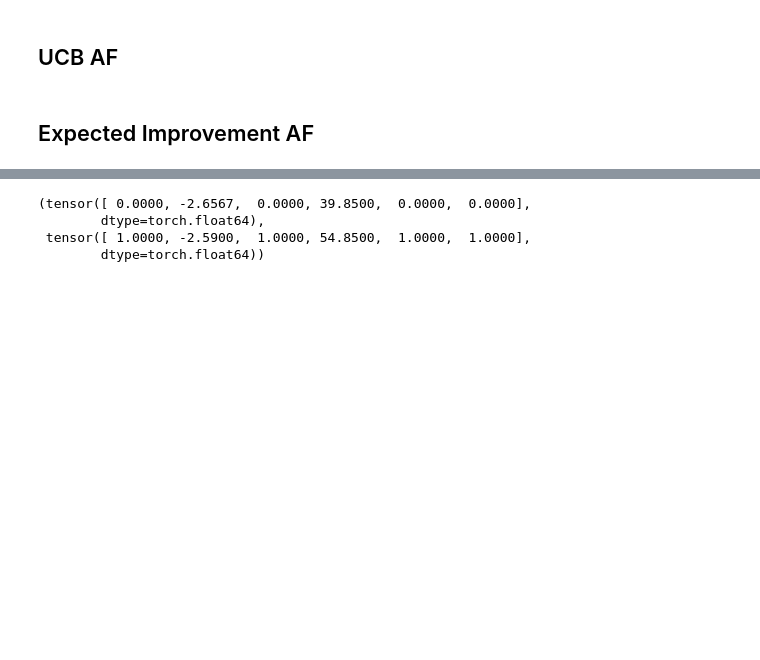
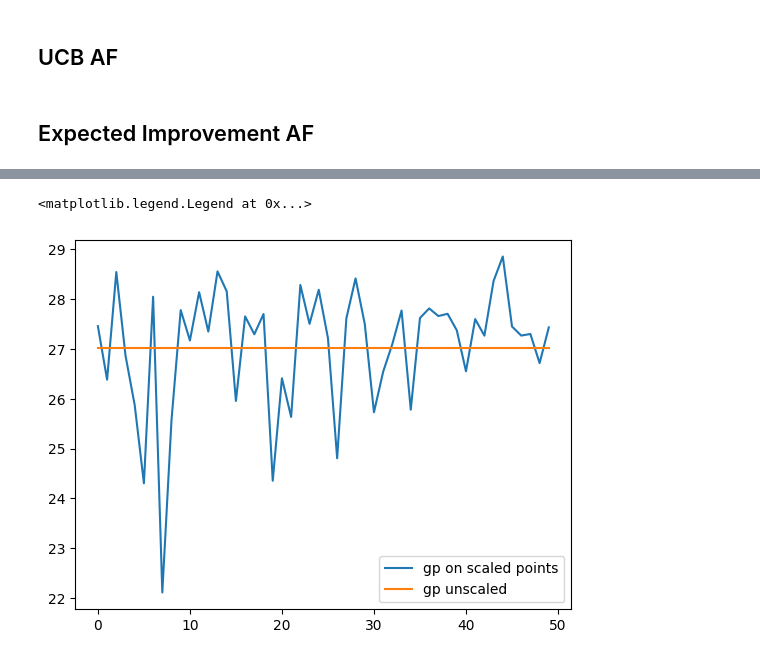
Before and after one commit to ernygati/masters_thesis_blockchain, a Jupyter notebook: diploma-optimal-blockchain.ipynb, the cells around one changed output, grey strips where cells are left out. Cells and saved outputs as stored; diff of their text form; code cells hidden in the pictures; blank space fills up the shorter version.

```diff
--- a/diploma-optimal-blockchain.ipynb
+++ b/diploma-optimal-blockchain.ipynb
@@ -564,6 +574,15 @@ array([-4.74925741e-01, -1.35160911e-01, -1.67170282e-03, -1.62568102e-02,
 # reg.fX =  data50["train"]["y"].values
 # reg.predict(xx[10])
 # %%
+df100_train = pd.read_csv("data/out_slhc_design_train_100.csv")
+feature_cols = ['NUM_THREADS', 'TICKS_PER_SLOT', 'RECV_BATCH_MAX_CPU',
+    'ITER_BATCH_SIZE', 'HASHES_PER_SECOND', 'TICKS_PER_SECOND']
+# y column
+target_col = ["AVERAGE_TPS_BENCH1"]
+#initial X, y for trainig
+X = df100_train[feature_cols].values
+y = df100_train[target_col].values
+
 best_params = optimize("gpr", data100, n_trials=2)
 kernel = (ConstantKernel(constant_value=best_params["constant_value"]) +
     ConstantKernel(constant_value=best_params["constant_value"])*
@@ -610,9 +629,10 @@ class Optim(OptimizationProblem):
         return model_local.posterior(x.reshape(1,-1)).mean.item() #model_fix.predict(x.reshape(1,-1))[0]
 
 # Define the search space
-lower_bounds = np.array([3, 850, 850, 53, 1700000, 136])
-upper_bounds = np.array([5, 1150, 1150, 73, 2300000, 184])
+lower_bounds = np.array([3, 53, 850, 850, 1700000, 136])
+upper_bounds = np.array([5, 73, 1150, 1150, 2300000, 184])
 
+# standard_bounds = torch.stack(np.array([0]*6))
 
 # Create an instance of the Optim class
 optim = Optim(6, lower_bounds, upper_bounds)
@@ -1015,9 +1053,20 @@ tensor([[3.0000e+00, 5.3000e+01, 8.5000e+02, 8.5000e+02, 1.7000e+06, 1.3600e+02]
-# %%
-lowerb = train_x.min(dim=0).values
-upperb =  train_x.max(dim=0).values
-lowerb, upperb
-# %% [output]
-(tensor([ 0.0000, -2.6567,  0.0000, 39.8500,  0.0000,  0.0000],
-        dtype=torch.float64),
- tensor([ 1.0000, -2.5900,  1.0000, 54.8500,  1.0000,  1.0000],
-        dtype=torch.float64))
+# %%
+import matplotlib.pyplot as plt
+
+gp =  botorch_optim.train_botorch_surrogate(train_x, yt)
+posteriors_unscaled = [gp.posterior(torch.tensor(X[i].reshape(1,-1))) for i in range(len(X))]
+posterirors_scaled = [gp.posterior(torch.tensor(train_x[i].reshape(1,-1))) for i in range(len(X))]
+
+x_grid_scaled = torch.tensor([np.linspace(standard_bounds[0][i],standard_bounds[1][i], len(X) ) for i in range(len(lb)) ]).T
+x_grid_unscaled = torch.tensor([np.linspace(lowb[i],upb[i], len(X) ) for i in range(len(lb)) ]).T
+means_grid_scaled =[gp.posterior(torch.tensor(x_grid_scaled[i].reshape(1,-1))).mean.item() for i in range(len(X))]
+means_grid_unscaled = [gp.posterior(torch.tensor(x_grid_unscaled[i].reshape(1,-1))).mean.item() for i in range(len(X))]
+means_scaled = [p.mean.item() for p in posterirors_scaled]
+means_unscaled = [p.mean.item() for p in posteriors_unscaled]
+# %%
+plt.plot(means_scaled, label = "gp on scaled points")
+plt.plot(means_unscaled, label = "gp unscaled")
+plt.legend()
+# %% [output]
+<matplotlib.legend.Legend at 0x...>
+[figure, added]
```
Also changed, not shown: parts of 23 cells of this notebook.
